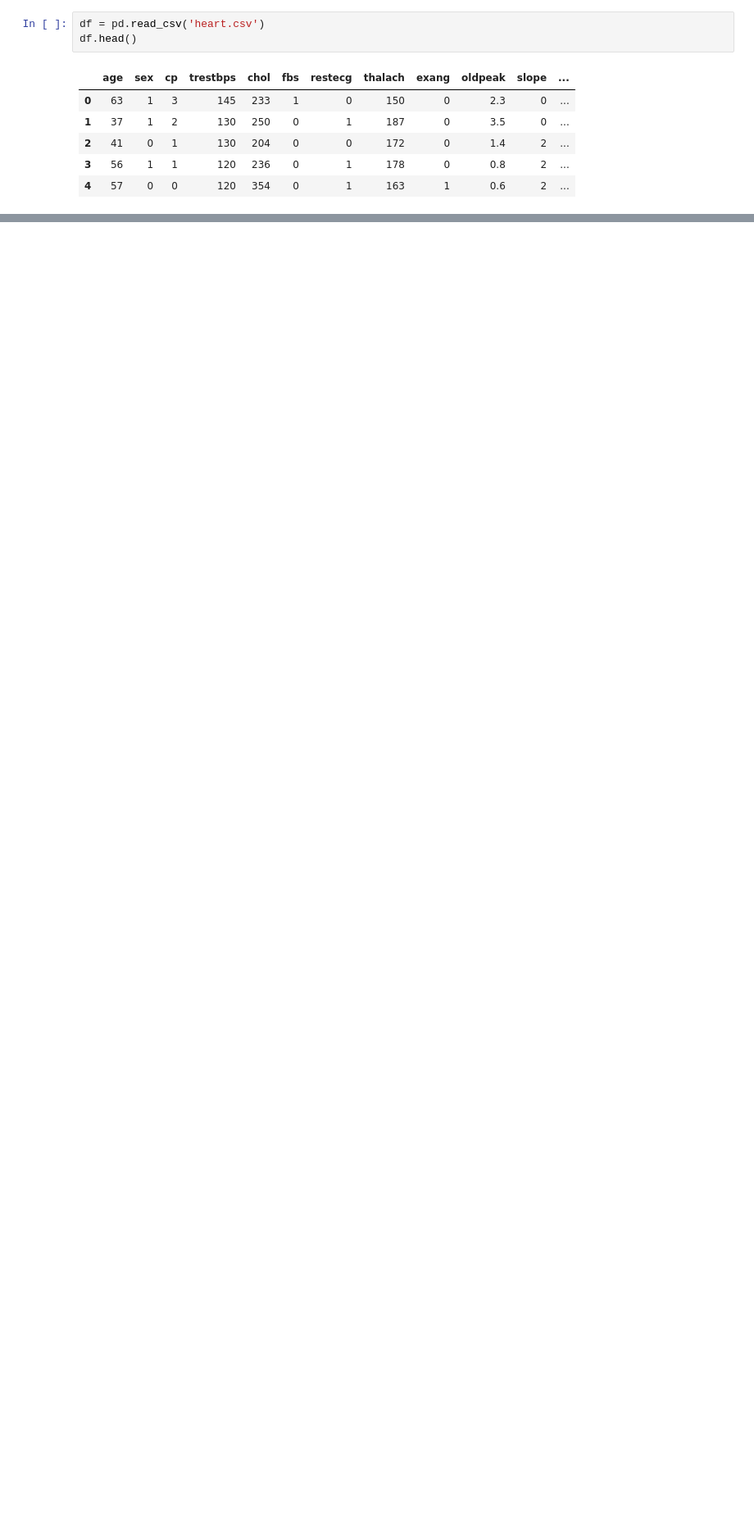
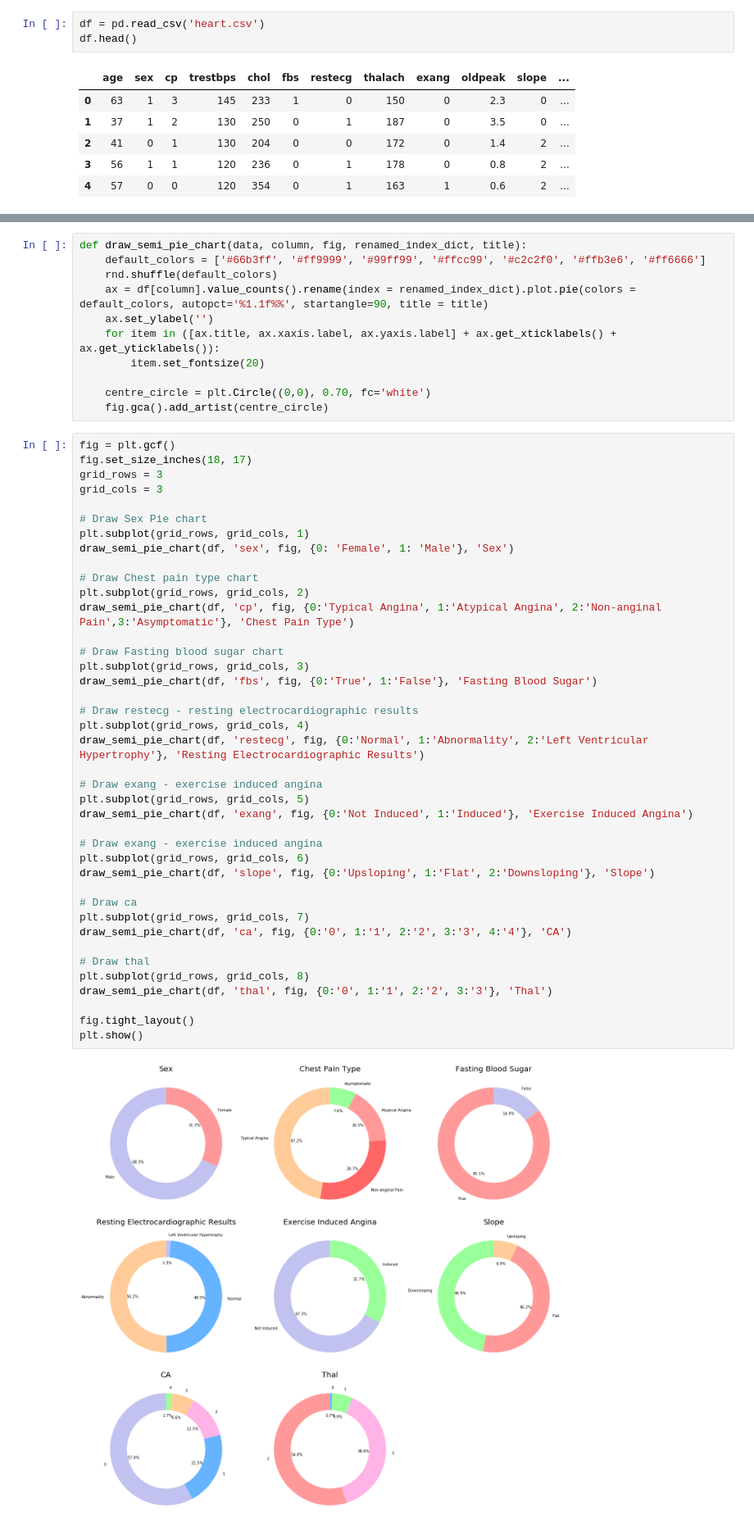
Before and after one commit to jahidkhandaker/HeartDiseasePrediction, a Jupyter notebook: jahidkhandaker/HeartDiseasePrediction.ipynb, the cells around one changed output, grey strips where cells are left out. Shown: that part at 82% size. Cells and saved outputs as stored; diff of their text form; blank space fills up the shorter version.

```diff
--- a/jahidkhandaker/HeartDiseasePrediction.ipynb
+++ b/jahidkhandaker/HeartDiseasePrediction.ipynb
@@ -32,0 +121,53 @@ df.head()
+# %%
+def draw_semi_pie_chart(data, column, fig, renamed_index_dict, title):
+    default_colors = ['#66b3ff', '#ff9999', '#99ff99', '#ffcc99', '#c2c2f0', '#ffb3e6', '#ff6666']
+    rnd.shuffle(default_colors)
+    ax = df[column].value_counts().rename(index = renamed_index_dict).plot.pie(colors = default_colors, autopct='%1.1f%%', startangle=90, title = title)
+    ax.set_ylabel('')
+    for item in ([ax.title, ax.xaxis.label, ax.yaxis.label] + ax.get_xticklabels() + ax.get_yticklabels()):
+        item.set_fontsize(20)
+
+    centre_circle = plt.Circle((0,0), 0.70, fc='white')
+    fig.gca().add_artist(centre_circle)
+# %%
+fig = plt.gcf()
+fig.set_size_inches(18, 17)
+grid_rows = 3
+grid_cols = 3
+
+# Draw Sex Pie chart
+plt.subplot(grid_rows, grid_cols, 1)
+draw_semi_pie_chart(df, 'sex', fig, {0: 'Female', 1: 'Male'}, 'Sex')
+
+# Draw Chest pain type chart
+plt.subplot(grid_rows, grid_cols, 2)
+draw_semi_pie_chart(df, 'cp', fig, {0:'Typical Angina', 1:'Atypical Angina', 2:'Non-anginal Pain',3:'Asymptomatic'}, 'Chest Pain Type')
+
+# Draw Fasting blood sugar chart
+plt.subplot(grid_rows, grid_cols, 3)
+draw_semi_pie_chart(df, 'fbs', fig, {0:'True', 1:'False'}, 'Fasting Blood Sugar')
+
+# Draw restecg - resting electrocardiographic results
+plt.subplot(grid_rows, grid_cols, 4)
+draw_semi_pie_chart(df, 'restecg', fig, {0:'Normal', 1:'Abnormality', 2:'Left Ventricular Hypertrophy'}, 'Resting Electrocardiographic Results')
+
+# Draw exang - exercise induced angina
+plt.subplot(grid_rows, grid_cols, 5)
+draw_semi_pie_chart(df, 'exang', fig, {0:'Not Induced', 1:'Induced'}, 'Exercise Induced Angina')
+
+# Draw exang - exercise induced angina
+plt.subplot(grid_rows, grid_cols, 6)
+draw_semi_pie_chart(df, 'slope', fig, {0:'Upsloping', 1:'Flat', 2:'Downsloping'}, 'Slope')
+
+# Draw ca
+plt.subplot(grid_rows, grid_cols, 7)
+draw_semi_pie_chart(df, 'ca', fig, {0:'0', 1:'1', 2:'2', 3:'3', 4:'4'}, 'CA')
+
+# Draw thal
+plt.subplot(grid_rows, grid_cols, 8)
+draw_semi_pie_chart(df, 'thal', fig, {0:'0', 1:'1', 2:'2', 3:'3'}, 'Thal')
+
+fig.tight_layout()
+plt.show()
+# %% [output]
+[figure, added]
```
Also changed, not shown: parts of 6 cells of this notebook.
